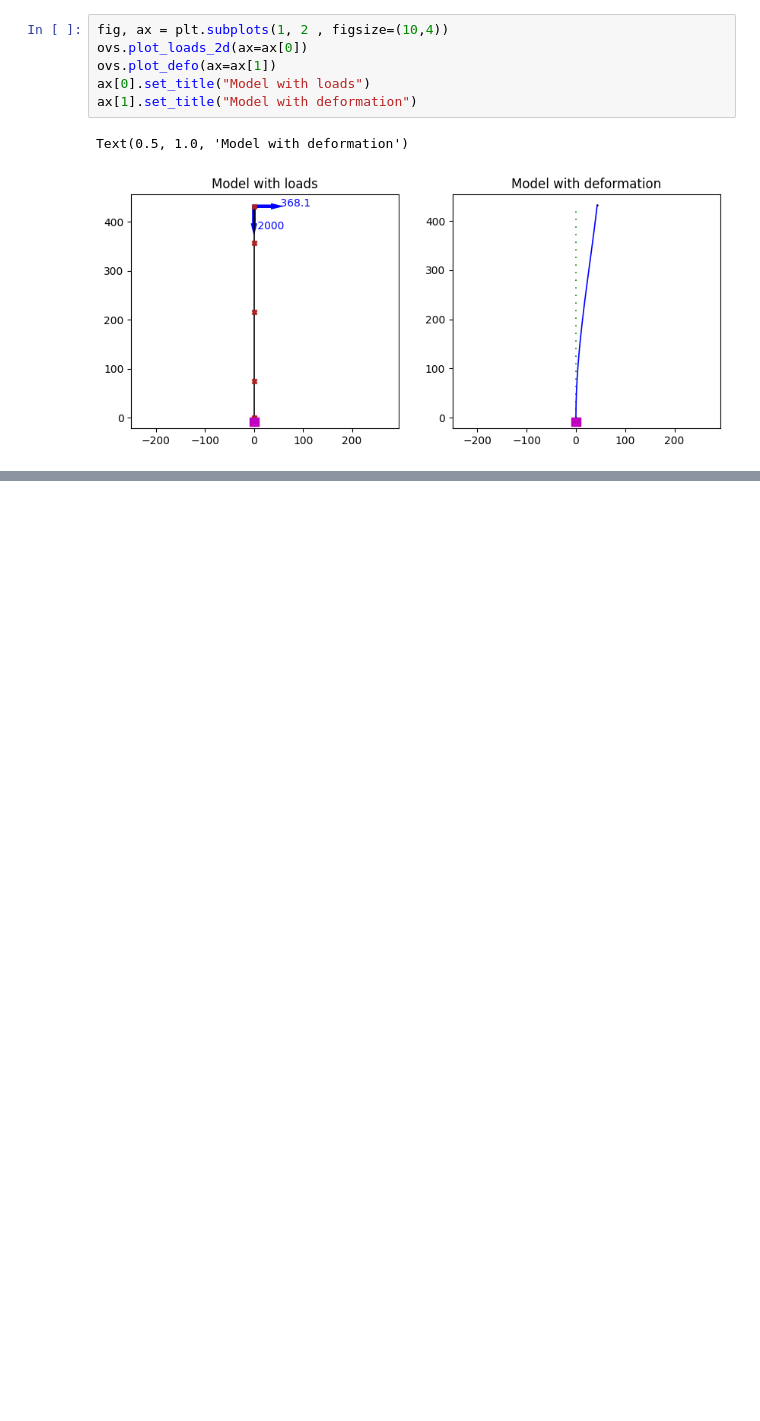
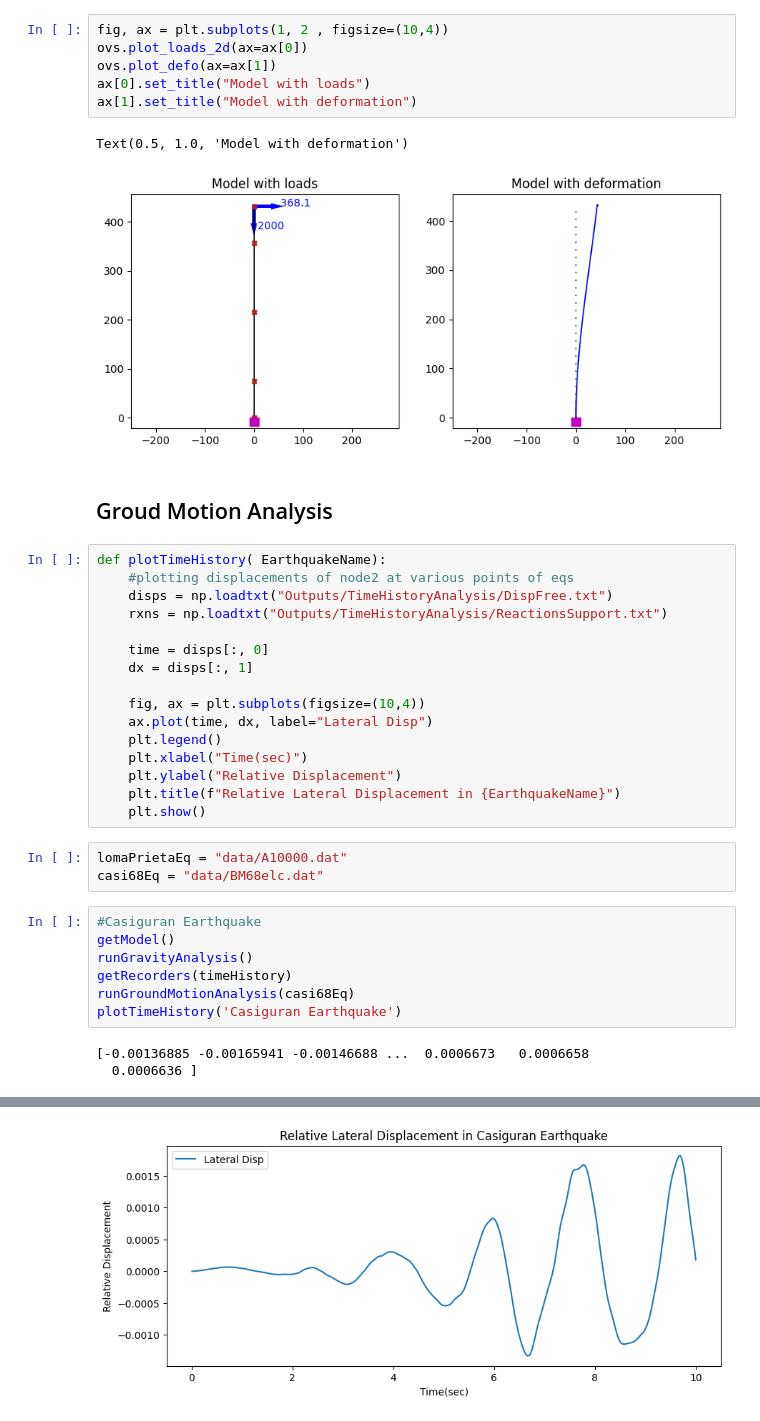
Before and after one commit to Ashim-Paudel/OpenSees-Resources-for-Beginners, a Jupyter notebook: Analysis of a 2D Nonlinear Cantilever Column- Uniaxial Inelastic Section/Nonlinear Cantilever Column-Uniaxial Inelastic Section.ipynb, the cells around one changed output, grey strips where cells are left out. Saved outputs shown, nothing was run; the diff lists cells and outputs as text; blank space fills up the shorter version.

```diff
--- a/Analysis of a 2D Nonlinear Cantilever Column- Uniaxial Inelastic Section/Nonlinear Cantilever Column-Uniaxial Inelastic Section.ipynb
+++ b/Analysis of a 2D Nonlinear Cantilever Column- Uniaxial Inelastic Section/Nonlinear Cantilever Column-Uniaxial Inelastic Section.ipynb
@@ -221,3 +276,34 @@ ax[1].set_title("Model with deformation")
 # %% [output]
 Text(0.5, 1.0, 'Model with deformation')
 [figure]
+# %% [markdown]
+## Groud Motion Analysis
+# %%
+def plotTimeHistory( EarthquakeName):
+    #plotting displacements of node2 at various points of eqs
+    disps = np.loadtxt("Outputs/TimeHistoryAnalysis/DispFree.txt")
+    rxns = np.loadtxt("Outputs/TimeHistoryAnalysis/ReactionsSupport.txt")
+
+    time = disps[:, 0]
+    dx = disps[:, 1]
+
+    fig, ax = plt.subplots(figsize=(10,4))
+    ax.plot(time, dx, label="Lateral Disp")
+    plt.legend()
+    plt.xlabel("Time(sec)")
+    plt.ylabel("Relative Displacement")
+    plt.title(f"Relative Lateral Displacement in {EarthquakeName}")
+    plt.show()
+# %%
+lomaPrietaEq = "data/A10000.dat"
+casi68Eq = "data/BM68elc.dat"
+# %%
+#Casiguran Earthquake
+getModel()
+runGravityAnalysis()
+getRecorders(timeHistory)
+runGroundMotionAnalysis(casi68Eq)
+plotTimeHistory('Casiguran Earthquake')
+# %% [output]
+[-0.00136885 -0.00165941 -0.00146688 ...  0.0006673   0.0006658
+  0.0006636 ]
@@ -223,0 +314 @@ Text(0.5, 1.0, 'Model with deformation')
+[figure, added]
```
Also changed, not shown: parts of 7 cells of this notebook, 23 other files.
